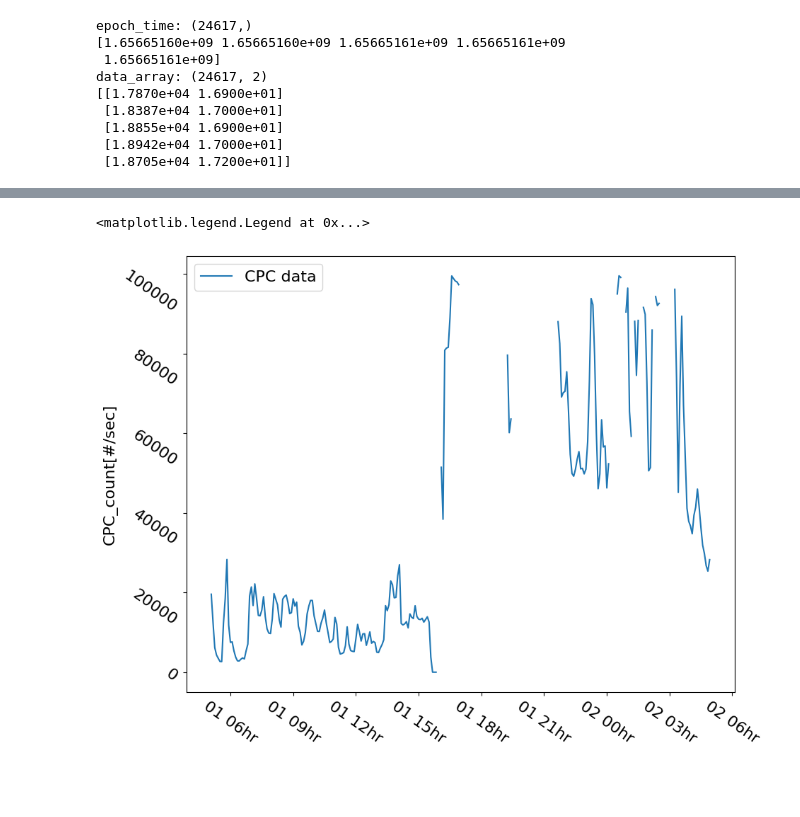
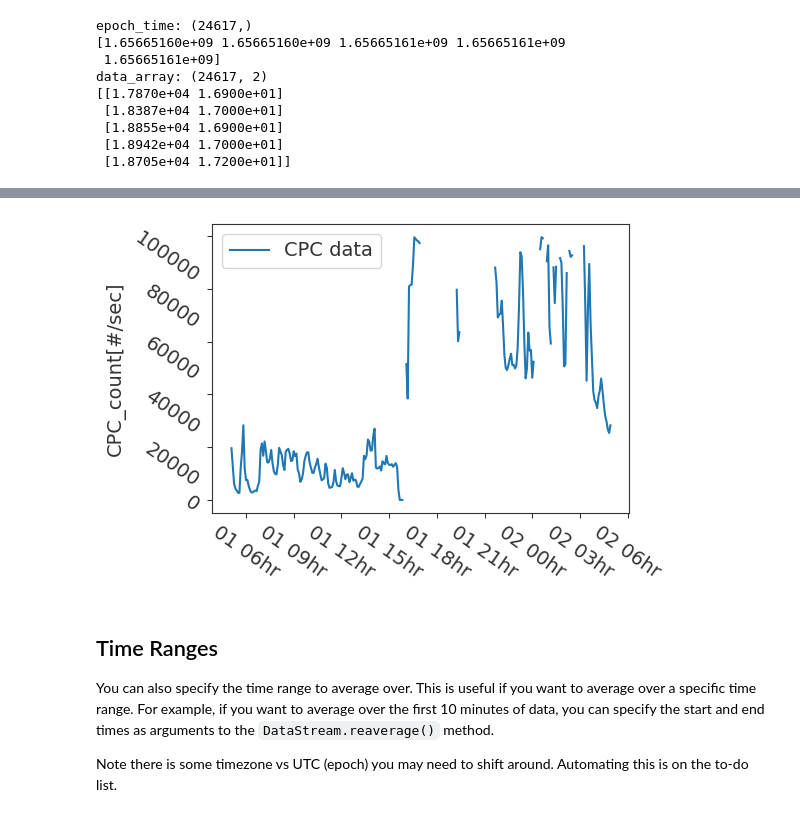
Before and after one commit to uncscode/datacula, a Jupyter notebook: docs/examples/Example_DataStream_loading.ipynb, the cells around one changed output, grey strips where cells are left out. Drawn from its saved outputs; the diff is of its cells as text; code cells hidden in the pictures; blank space fills up the shorter version.

```diff
--- a/docs/examples/Example_DataStream_loading.ipynb
+++ b/docs/examples/Example_DataStream_loading.ipynb
@@ -251,21 +301,27 @@ ax.legend()
 # %%
 average_long = 300  # 5 min
 
-cpc_datastream.reaverage_data(reaverage_base_sec=average_long)
+cpc_datastream.reaverage(reaverage_base_sec=average_long)
 
 fig, ax = plt.subplots()
 ax.plot(
     cpc_datastream.return_time(datetime64=True),
     cpc_datastream.return_data(keys=['CPC_count[#/sec]'])[0],
     label='CPC data'
 )
 plt.tick_params(rotation=-35)
 ax.set_ylabel('CPC_count[#/sec]')
 ax.xaxis.set_major_formatter(dates.DateFormatter('%d %Hhr'))
 ax.legend()
+fig.tight_layout()
 # %% [output]
-<matplotlib.legend.Legend at 0x...>
-[figure, old version]
+[figure, new version]
+# %% [markdown]
+## Time Ranges
+
+You can also specify the time range to average over. This is useful if you want to average over a specific time range. For example, if you want to average over the first 10 minutes of data, you can specify the start and end times as arguments to the `DataStream.reaverage()` method.
+
+Note there is some timezone vs UTC (epoch) you may need to shift around. Automating this is on the to-do list.
 # %%
 start = datetime.fromisoformat('2022-07-01T11:00:00').timestamp()-6*3600 # UTC shift
 end = datetime.fromisoformat('2022-07-01T16:00:00').timestamp()-6*3600 # UTC shift
```
Also changed, not shown: parts of 14 cells of this notebook, 16 other files.
